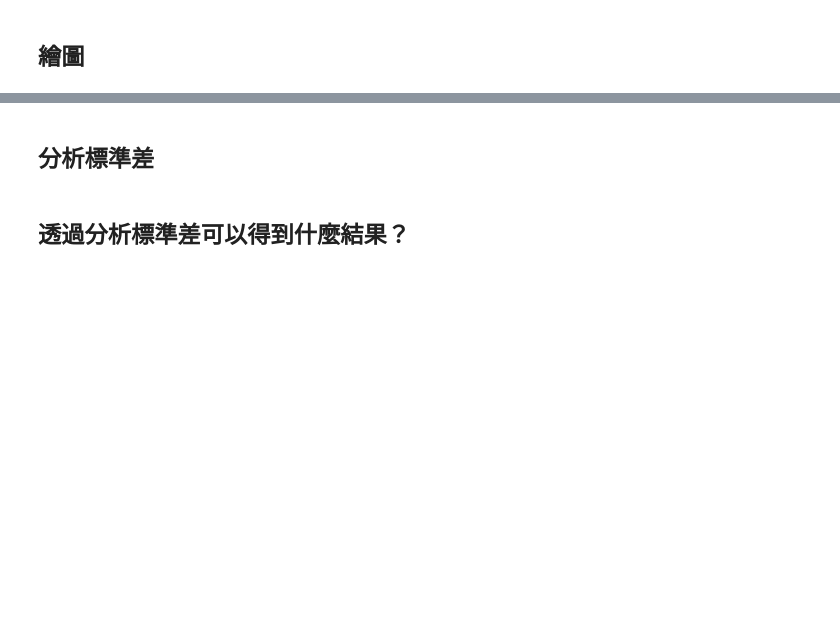
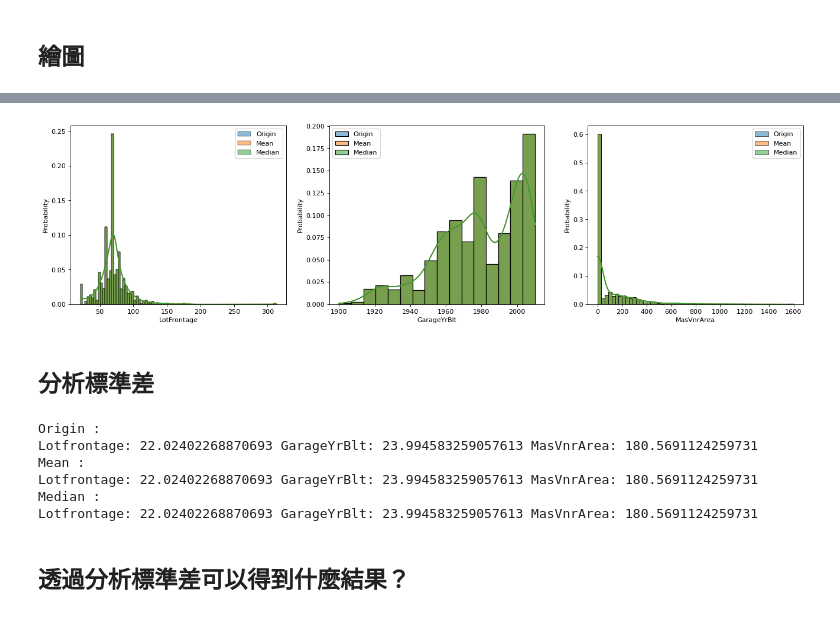
Before and after one commit to lindaya0913/2021AI, a Jupyter notebook: D3/HW_03.ipynb, the cells around one changed output, grey strips where cells are left out. Drawn from its saved outputs; the diff is of its cells as text; code cells hidden in the pictures; blank space fills up the shorter version.

```diff
--- a/D3/HW_03.ipynb
+++ b/D3/HW_03.ipynb
@@ -45,17 +45,17 @@ train
 ## 分離目標
 # %%
 # 將目標分析欄位取出來
-target1 = total.columns[total.columns=='LotFrontage']
-target2 = total.columns[total.columns=='GarageYrBlt']
-target3 = total.columns[total.columns=='MasVnrArea']
+target1 = [total.LotFrontage]
+target2 = [total.GarageYrBlt]
+target3 = [total.MasVnrArea]
 # %%
 # 以平均值來填補缺失值
-train[target1] = total[target1].fillna(total[target1].mean())
-total[target2] = total[target2].fillna(total[target2].mean())
-total[target3] = total[target3].fillna(total[target3].mean())
+target1.append(target1[0].fillna(target1[0].mean()))
+target2.append(target2[0].fillna(target2[0].mean()))
+target3.append(target3[0].fillna(target3[0].mean()))
 # 以中位數來填補缺失值
-target1_median = total[target1].fillna(total[target1].median())
-target2_median = total[target2].fillna(total[target2].median())
-target3_median = total[target3].fillna(total[target3].median())
+target1.append(target1[0].fillna(target1[0].median()))
+target2.append(target2[0].fillna(target2[0].median()))
+target3.append(target3[0].fillna(target3[0].median()))
 # %% [markdown]
 ## 繪圖
@@ -96,2 +62,26 @@ nan_analysis(analysis_feature)
+# %%
+# 繪圖
+label = ['Origin', 'Mean', 'Median']
+color = ['tab:blue', 'tab:orange', 'tab:green']
+
+plt.figure(figsize = (20, 5), dpi = 80)
+plt.subplot(1, 3, 1)
+for i in range(3):
+    sns.histplot(target1[i], kde = True, stat = 'probability', element = 'bars', label = label[i], color = color[i])
+plt.legend()
+
+plt.subplot(1, 3, 2)
+for i in range(3):
+    sns.histplot(target2[i], kde = True, stat = 'probability', element = 'bars', label = label[i], color = color[i])
+plt.legend()
+
+plt.subplot(1, 3, 3)
+for i in range(3):
+    sns.histplot(target3[i], kde = True, stat = 'probability', element = 'bars', label = label[i], color = color[i])
+plt.legend()
+
+plt.show()
+# %% [output]
+[figure, added]
 # %% [markdown]
 ## 分析標準差
@@ -100,2 +88,13 @@ nan_analysis(analysis_feature)
+# %%
+for i in range(3):
+    print(label[i],":")
+    print('Lotfrontage:', target1[i].std(),'GarageYrBlt:', target2[i].std(),'MasVnrArea:', target3[i].std())
+# %% [output]
+Origin :
+Lotfrontage: 22.02402268870693 GarageYrBlt: 23.994583259057613 MasVnrArea: 180.5691124259731
+Mean :
+Lotfrontage: 22.02402268870693 GarageYrBlt: 23.994583259057613 MasVnrArea: 180.5691124259731
+Median :
+Lotfrontage: 22.02402268870693 GarageYrBlt: 23.994583259057613 MasVnrArea: 180.5691124259731
 # %% [markdown]
 ## 透過分析標準差可以得到什麼結果？
```
Also changed, not shown: parts of 3 cells of this notebook, 2 other files.
